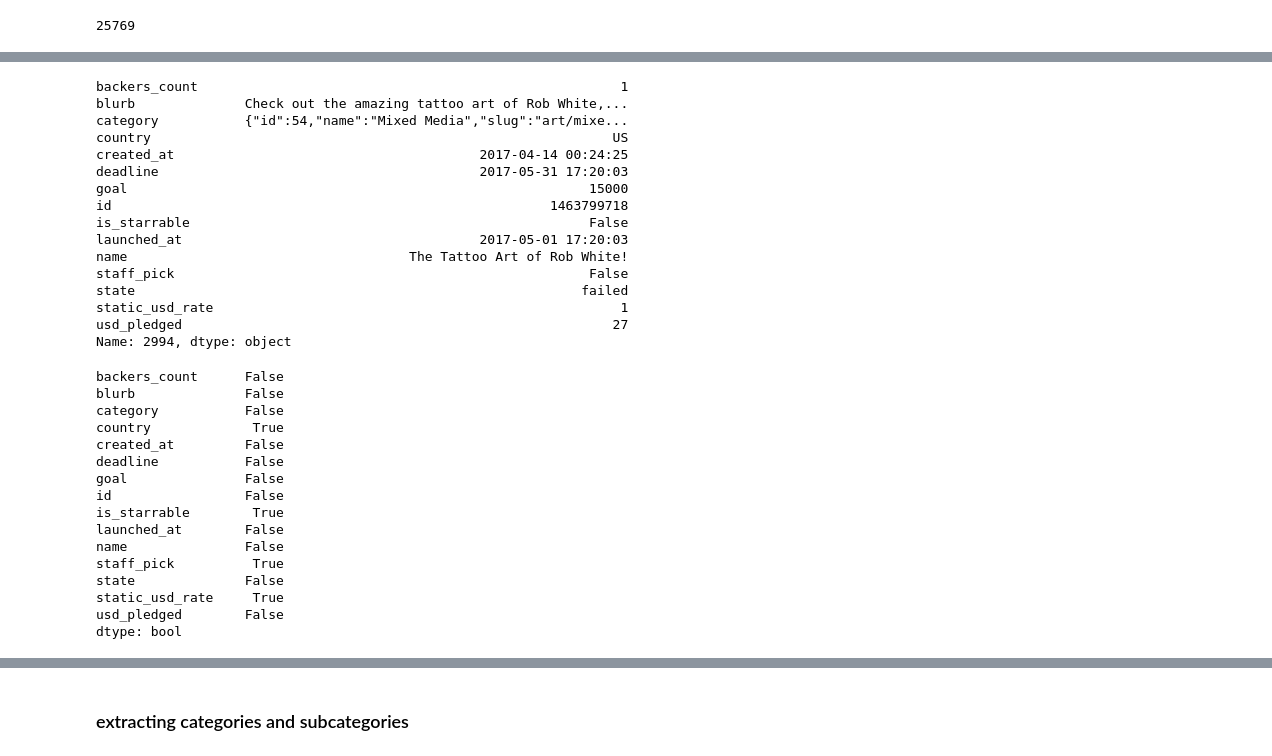
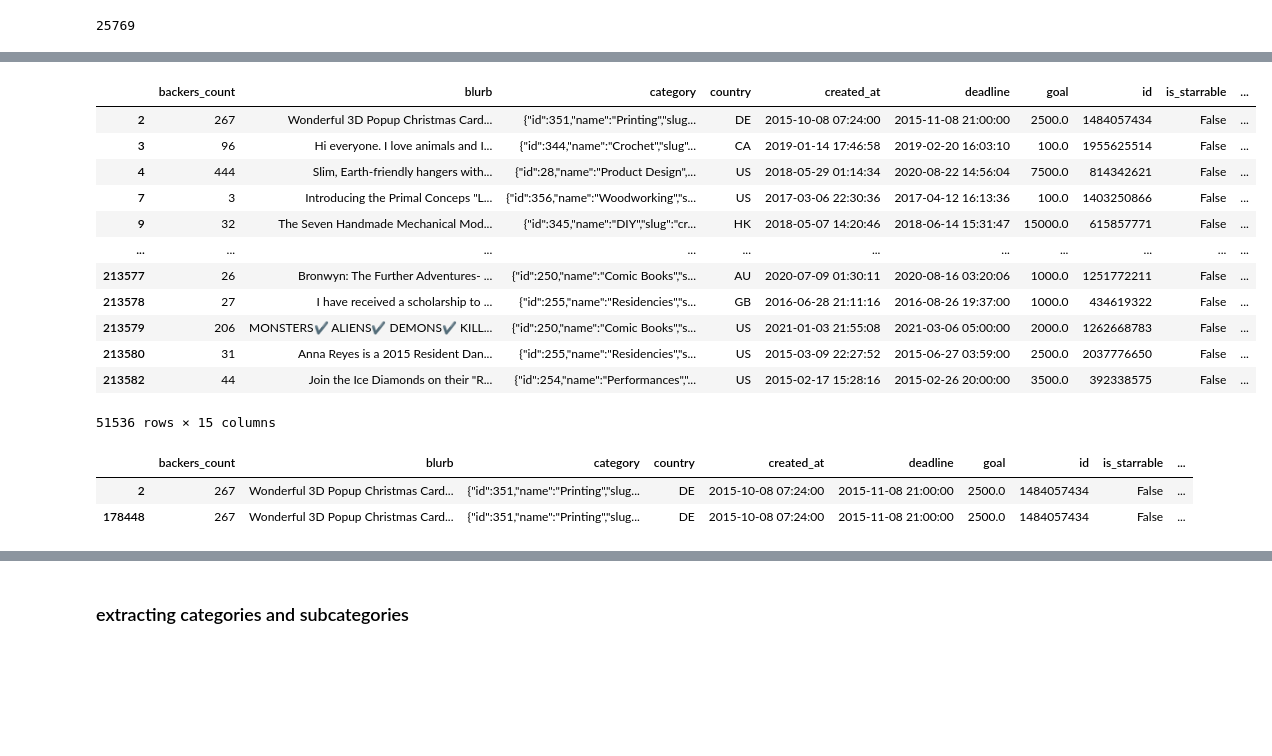
Before and after one commit to alicetsai1020/campaigns_on_kickstarter, a Jupyter notebook: draft.ipynb, the cells around one changed output, grey strips where cells are left out. Cells and saved outputs as stored; diff of their text form; code cells hidden in the pictures; blank space fills up the shorter version.

Commit message:
duplicates by id

```diff
--- a/draft.ipynb
+++ b/draft.ipynb
@@ -42,3 +17,5 @@ df = pd.concat(map(pd.read_csv, ['data/d1.csv', 'data/d2.csv','data/d3.csv']))
+# %%
+pd.options.display.max_colwidth = 100
 # %% [markdown]
 ## import data
 # %%
@@ -89,9 +117,10 @@ df_all.shape
 df = df_all.drop(['friends', 'is_backing', 'is_starred', 'permissions'], axis=1, inplace=False)
 # %%
-# drop columns with data that already exist elsewhere in the dataset
-df.drop(['profile', 'slug', 'converted_pledged_amount', 'country_displayable_name', 'pledged'],
+# drop columns with data already included elsewhere in the dataset
+df.drop(['converted_pledged_amount', 'country_displayable_name', 'pledged'],
         axis=1, inplace=True)
 # %%
-# drop columns that contain data exclusive to a single or very few campaigns
-df.drop(['creator', 'location', 'source_url', 'urls'], axis=1, inplace=True)
+# drop columns that contain identifiers project by project
+df.drop(['creator', 'location', 'profile', 'slug', 'source_url', 'urls'],
+        axis=1, inplace=True)
 # %%
@@ -218,38 +159,26 @@ Name: 2561, dtype: object
-# %%
-df.iloc[2994]
-# %% [output]
-backers_count                                                      1
-blurb              Check out the amazing tattoo art of Rob White,...
-category           {"id":54,"name":"Mixed Media","slug":"art/mixe...
-country                                                           US
-created_at                                       2017-04-14 00:24:25
-deadline                                         2017-05-31 17:20:03
-goal                                                           15000
-id                                                        1463799718
-is_starrable                                                   False
-launched_at                                      2017-05-01 17:20:03
-name                                    The Tattoo Art of Rob White!
-staff_pick                                                     False
-state                                                         failed
-static_usd_rate                                                    1
-usd_pledged                                                       27
-Name: 2994, dtype: object
-# %%
-df.iloc[2561] == df.iloc[2994]
-# %% [output]
-backers_count      False
-blurb              False
-category           False
-country             True
-created_at         False
-deadline           False
-goal               False
-id                 False
-is_starrable        True
-launched_at        False
-name               False
-staff_pick          True
-state              False
-static_usd_rate     True
-usd_pledged        False
-dtype: bool
+# %%
+df = df.reset_index(drop=True) #reset index to easily search by integer-based location
+# %%
+#see duplicate rows by 'id'
+df[df["id"].isin(df["id"][df["id"].duplicated()])]
+# %% [output]
+|  | backers_count | blurb | category | country | created_at | deadline | goal | id | is_starrable | ... |
+| 2 | 267 | Wonderful 3D Popup Christmas Card... | {"id":351,"name":"Printing","slug... | DE | 2015-10-08 07:24:00 | 2015-11-08 21:00:00 | 2500.0 | 1484057434 | False | ... |
+| 3 | 96 | Hi everyone. I love animals and I... | {"id":344,"name":"Crochet","slug"... | CA | 2019-01-14 17:46:58 | 2019-02-20 16:03:10 | 100.0 | 1955625514 | False | ... |
+| 4 | 444 | Slim, Earth-friendly hangers with... | {"id":28,"name":"Product Design",... | US | 2018-05-29 01:14:34 | 2020-08-22 14:56:04 | 7500.0 | 814342621 | False | ... |
+| 7 | 3 | Introducing the Primal Conceps "L... | {"id":356,"name":"Woodworking","s... | US | 2017-03-06 22:30:36 | 2017-04-12 16:13:36 | 100.0 | 1403250866 | False | ... |
+| 9 | 32 | The Seven Handmade Mechanical Mod... | {"id":345,"name":"DIY","slug":"cr... | HK | 2018-05-07 14:20:46 | 2018-06-14 15:31:47 | 15000.0 | 615857771 | False | ... |
+| ... | ... | ... | ... | ... | ... | ... | ... | ... | ... | ... |
+| 213577 | 26 | Bronwyn: The Further Adventures- ... | {"id":250,"name":"Comic Books","s... | AU | 2020-07-09 01:30:11 | 2020-08-16 03:20:06 | 1000.0 | 1251772211 | False | ... |
+| 213578 | 27 | I have received a scholarship to ... | {"id":255,"name":"Residencies","s... | GB | 2016-06-28 21:11:16 | 2016-08-26 19:37:00 | 1000.0 | 434619322 | False | ... |
+| 213579 | 206 | MONSTERS✔️ ALIENS✔️ DEMONS✔️ KILL... | {"id":250,"name":"Comic Books","s... | US | 2021-01-03 21:55:08 | 2021-03-06 05:00:00 | 2000.0 | 1262668783 | False | ... |
+| 213580 | 31 | Anna Reyes is a 2015 Resident Dan... | {"id":255,"name":"Residencies","s... | US | 2015-03-09 22:27:52 | 2015-06-27 03:59:00 | 2500.0 | 2037776650 | False | ... |
+| 213582 | 44 | Join the Ice Diamonds on their "R... | {"id":254,"name":"Performances","... | US | 2015-02-17 15:28:16 | 2015-02-26 20:00:00 | 3500.0 | 392338575 | False | ... |
+51536 rows × 15 columns
+# %%
+#see a first example of duplicates by 'id'
+df[df['id'] == 1484057434]
+# %% [output]
+|  | backers_count | blurb | category | country | created_at | deadline | goal | id | is_starrable | ... |
+| 2 | 267 | Wonderful 3D Popup Christmas Card... | {"id":351,"name":"Printing","slug... | DE | 2015-10-08 07:24:00 | 2015-11-08 21:00:00 | 2500.0 | 1484057434 | False | ... |
+| 178448 | 267 | Wonderful 3D Popup Christmas Card... | {"id":351,"name":"Printing","slug... | DE | 2015-10-08 07:24:00 | 2015-11-08 21:00:00 | 2500.0 | 1484057434 | False | ... |
```
Also changed, not shown: parts of 31 cells of this notebook.
